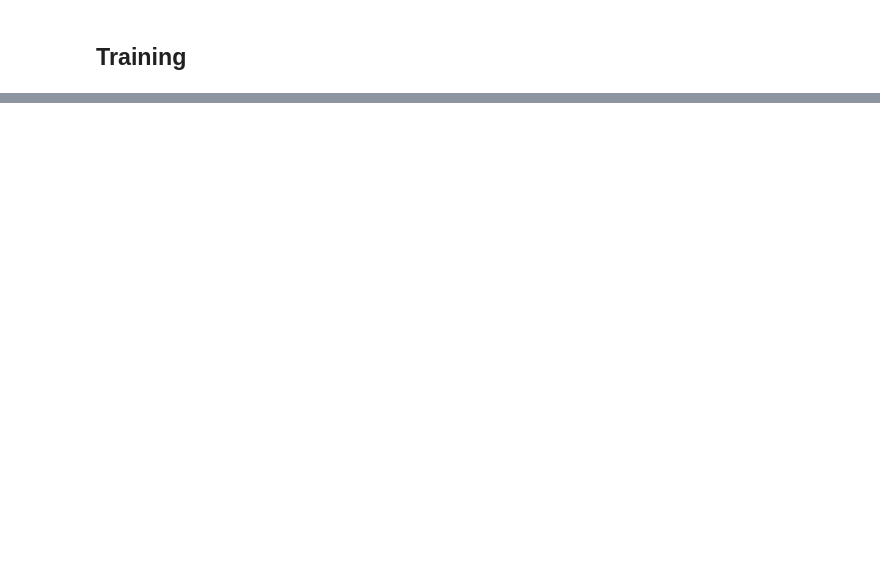
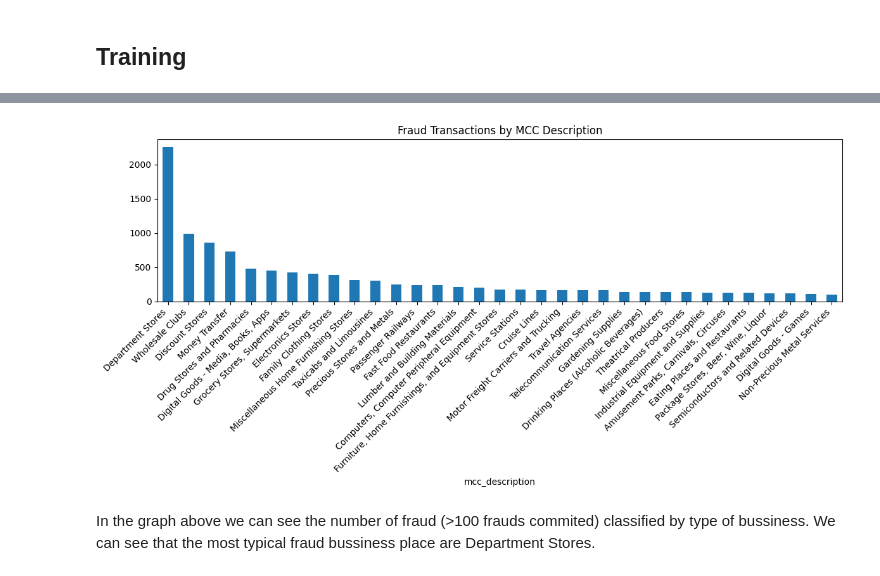
Before and after one commit to marcsirvent/frauddetection, a Jupyter notebook: main.ipynb, the cells around one changed output, grey strips where cells are left out. Cells and saved outputs as stored; diff of their text form; code cells hidden in the pictures; blank space fills up the shorter version.

```diff
--- a/main.ipynb
+++ b/main.ipynb
@@ -162,3 +171,10 @@ train_fraud_labels_df_clean.head()
 | 9316588 | False |
 | 12478022 | False |
 | 9558530 | False |
+# %%
+# Mcc codes
+mcc_codes_df_clean = mcc_codes_df.copy()
+mcc_codes_df_clean = mcc_codes_df_clean.reset_index()
+mcc_codes_df_clean.columns = ['mcc', 'mcc_description']
+
+mcc_codes_df_clean.head()
@@ -186,0 +251,3 @@ plt.show()
+# %%
+transactions_with_labels_mcc = transactions_with_labels.merge(mcc_codes_df_clean, on='mcc', how='left')
+transactions_with_labels_mcc.head()
@@ -186,0 +261,18 @@ plt.show()
+# %%
+fraud_by_region = transactions_with_labels_mcc[transactions_with_labels_mcc['target_Yes'] == 1] \
+    .groupby('mcc_description')['target_Yes'].count() \
+    .sort_values(ascending=False)
+
+min_fraud_threshold = 100
+fraud_by_region_filtered = fraud_by_region[fraud_by_region >= min_fraud_threshold]
+
+plt.figure(figsize=(12, 6))
+fraud_by_region_filtered.plot(kind='bar')
+plt.xticks(rotation=45, ha='right')
+plt.title('Fraud Transactions by MCC Description')
+plt.tight_layout()
+plt.show()
+# %% [output]
+[figure, added]
+# %% [markdown]
+In the graph above we can see the number of fraud (>100 frauds commited) classified by type of bussiness. We can see that the most typical fraud bussiness place are Department Stores.
```
Also changed, not shown: parts of 25 cells of this notebook.
